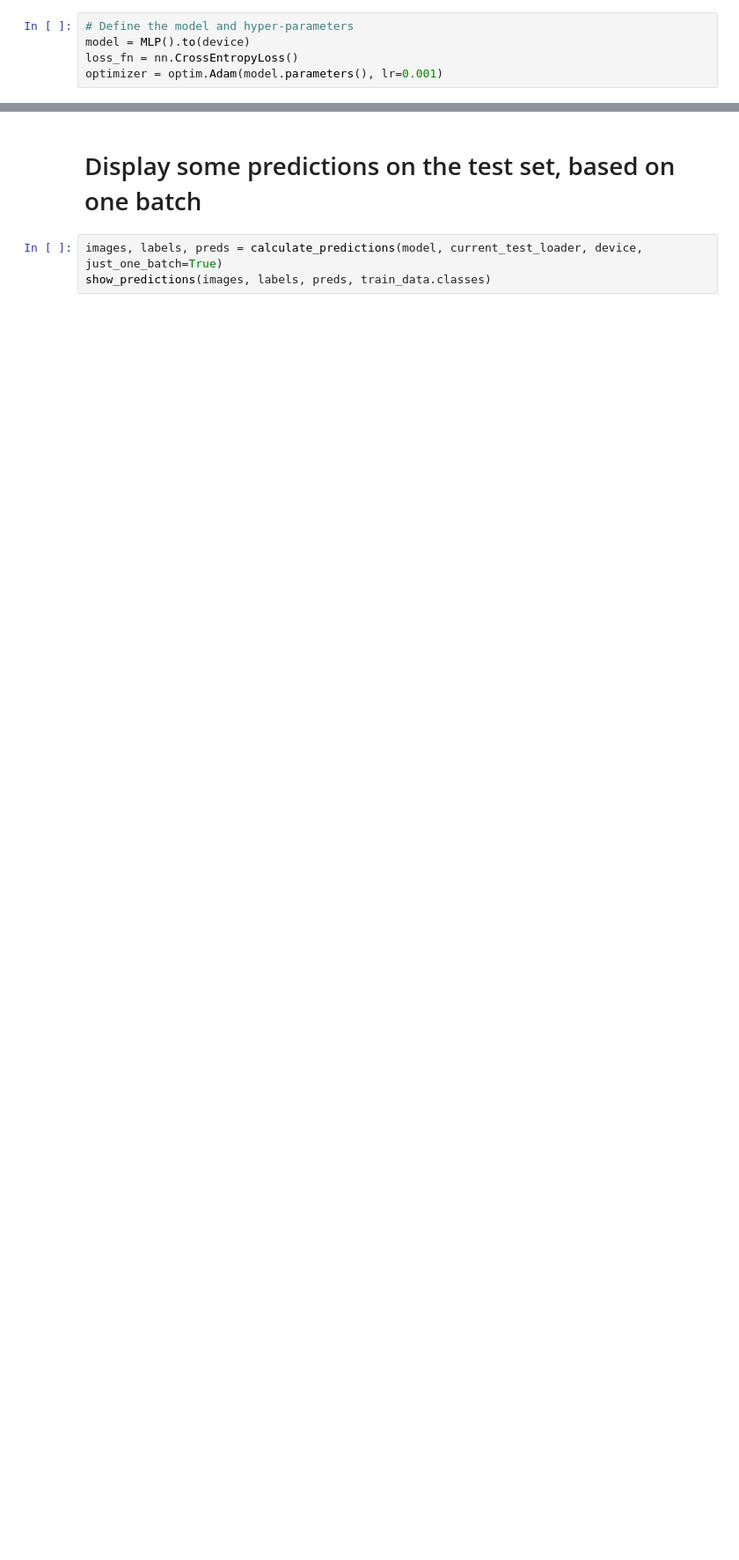
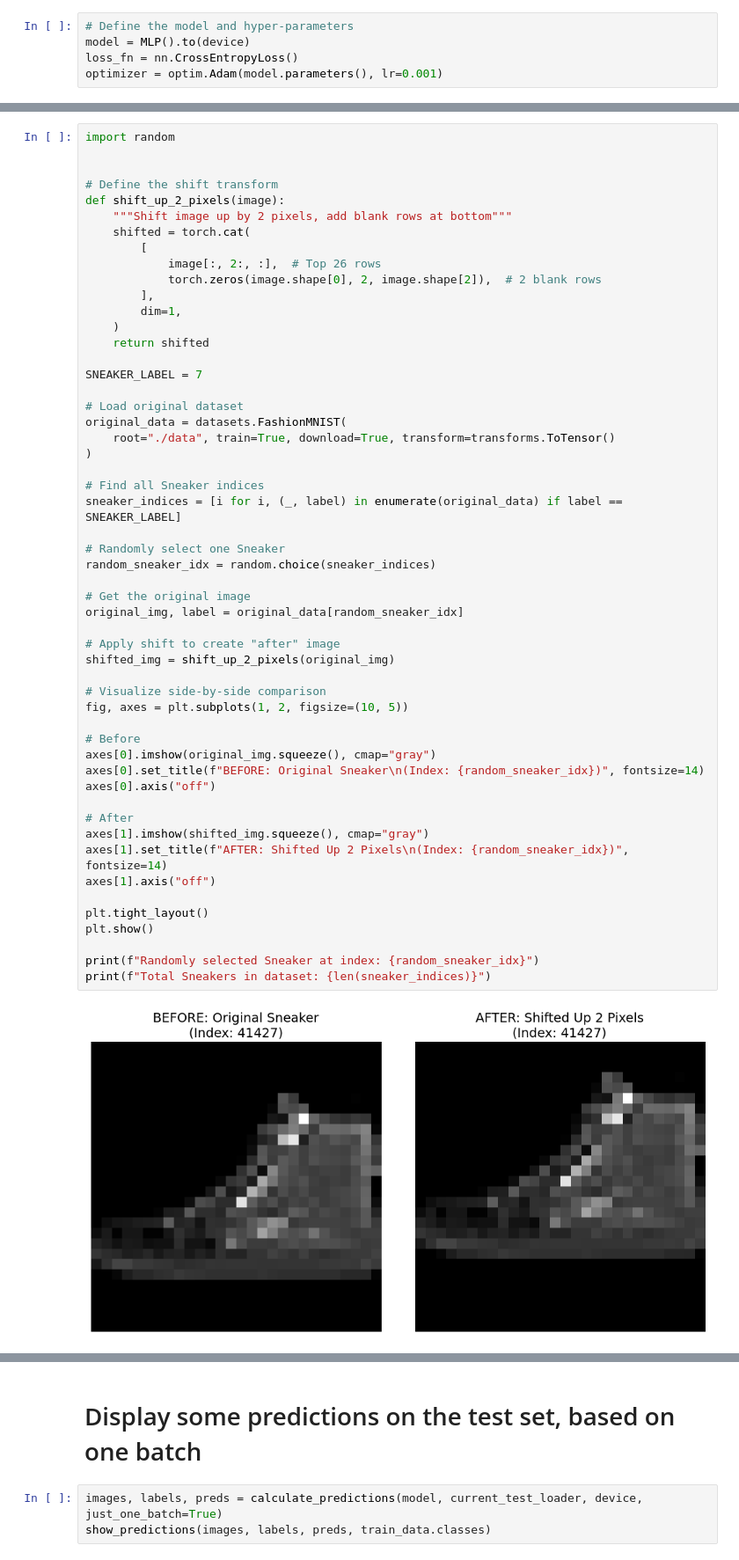
Before and after one commit to InSuperposition/data_science_container, a Jupyter notebook: notebook/exercise_6/fashion_mnist_mlp_classification.ipynb, the cells around one changed output, grey strips where cells are left out. Shown at 88% size. Cells and saved outputs as stored; diff of their text form; blank space fills up the shorter version.

```diff
--- a/notebook/exercise_6/fashion_mnist_mlp_classification.ipynb
+++ b/notebook/exercise_6/fashion_mnist_mlp_classification.ipynb
@@ -334,0 +521,55 @@ Test Accuracy: 79.12%
+# %%
+import random
+
+
+# Define the shift transform
+def shift_up_2_pixels(image):
+    """Shift image up by 2 pixels, add blank rows at bottom"""
+    shifted = torch.cat(
+        [
+            image[:, 2:, :],  # Top 26 rows
+            torch.zeros(image.shape[0], 2, image.shape[2]),  # 2 blank rows
+        ],
+        dim=1,
+    )
+    return shifted
+
+SNEAKER_LABEL = 7
+
+# Load original dataset
+original_data = datasets.FashionMNIST(
+    root="./data", train=True, download=True, transform=transforms.ToTensor()
+)
+
+# Find all Sneaker indices
+sneaker_indices = [i for i, (_, label) in enumerate(original_data) if label == SNEAKER_LABEL]
+
+# Randomly select one Sneaker
+random_sneaker_idx = random.choice(sneaker_indices)
+
+# Get the original image
+original_img, label = original_data[random_sneaker_idx]
+
+# Apply shift to create "after" image
+shifted_img = shift_up_2_pixels(original_img)
+
+# Visualize side-by-side comparison
+fig, axes = plt.subplots(1, 2, figsize=(10, 5))
+
+# Before
+axes[0].imshow(original_img.squeeze(), cmap="gray")
+axes[0].set_title(f"BEFORE: Original Sneaker\n(Index: {random_sneaker_idx})", fontsize=14)
+axes[0].axis("off")
+
+# After
+axes[1].imshow(shifted_img.squeeze(), cmap="gray")
+axes[1].set_title(f"AFTER: Shifted Up 2 Pixels\n(Index: {random_sneaker_idx})", fontsize=14)
+axes[1].axis("off")
+
+plt.tight_layout()
+plt.show()
+
+print(f"Randomly selected Sneaker at index: {random_sneaker_idx}")
+print(f"Total Sneakers in dataset: {len(sneaker_indices)}")
+# %% [output]
+[figure, added]
```
Also changed, not shown: parts of 20 cells of this notebook, 1 other file.
